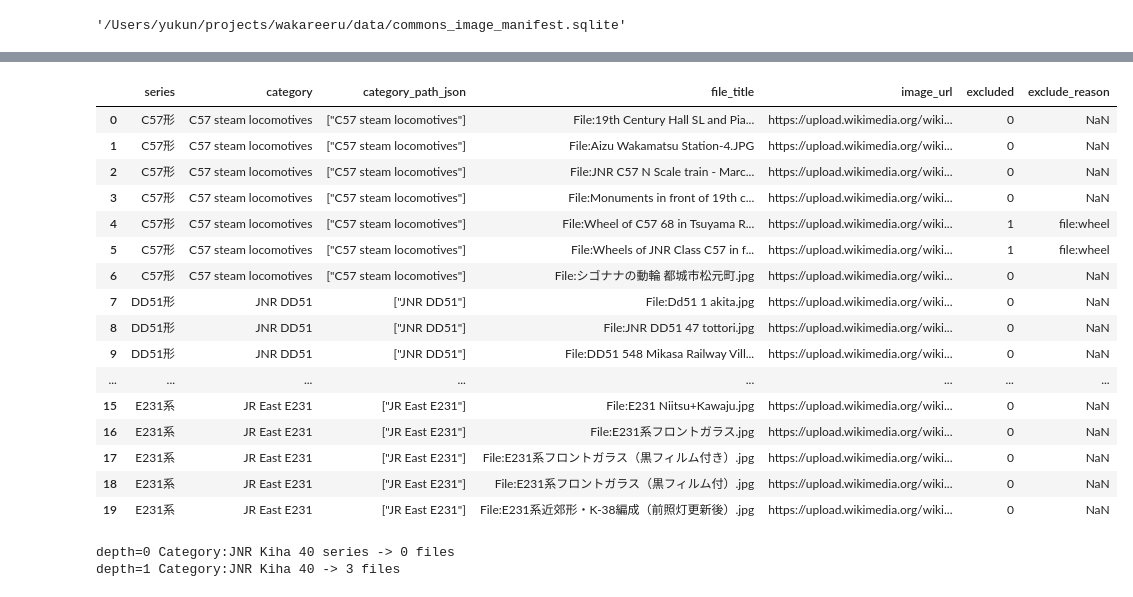
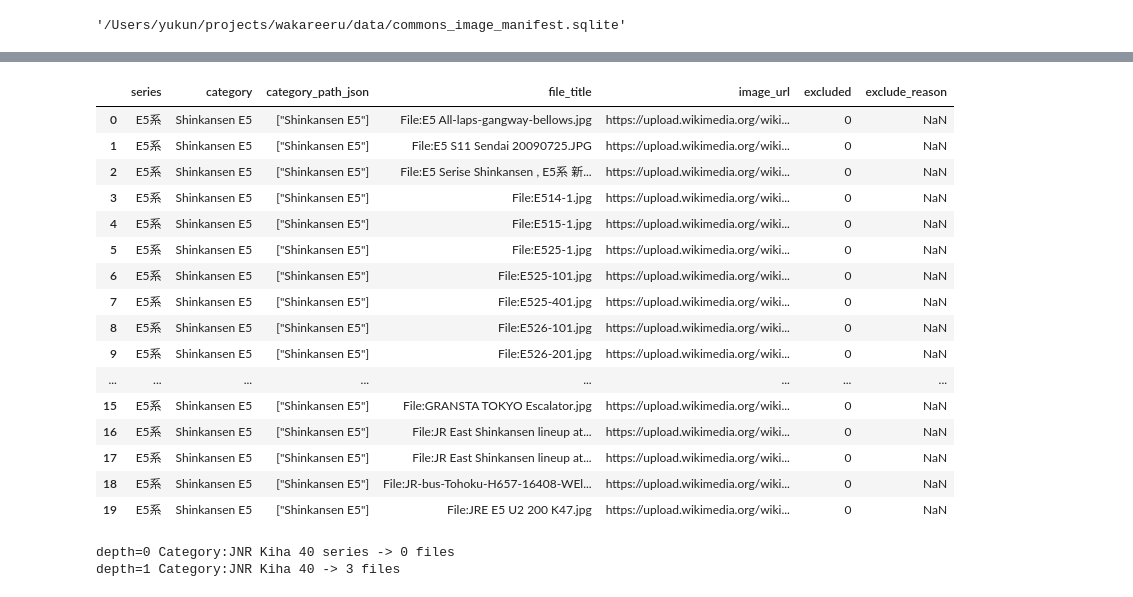
Before and after one commit to SniperPigeon/wakareeru, a Jupyter notebook: src/crawler/img_crawler.ipynb, the cells around one changed output, grey strips where cells are left out. Drawn from its saved outputs; the diff is of its cells as text; code cells hidden in the pictures.

Commit message:
Data Cleaning: Exclude Interior, LLM details detection, Grounding DINO multi target recognization

```diff
--- a/src/crawler/img_crawler.ipynb
+++ b/src/crawler/img_crawler.ipynb
@@ -11,8 +11,12 @@ import pandas as pd
 import os
 import random
 import time
+from dotenv import load_dotenv
+load_dotenv()
 current_dir = os.getcwd()
+
 PROJECT_ROOT = os.path.dirname(os.path.dirname(current_dir))
+db_path = os.path.join(PROJECT_ROOT, "data", "commons_image_manifest.sqlite")
 PROJECT_ROOT
 # %% [output]
 '/Users/yukun/projects/wakareeru'
@@ -647,8 +642,22 @@ def has_excluded_pattern(text: str, patterns: tuple[str, ...]) -> str | None:
     """Return the first exclusion pattern found in text."""
     lowered = (text or "").lower()
     for pattern in patterns:
-        if pattern in lowered:
+        if pattern.lower() in lowered:
             return pattern
+    return None
+
+
+def category_exclude_reason(row: pd.Series, category: str) -> str | None:
+    """Return a category-level exclusion reason for this series/category pair."""
+    category_exclude = has_excluded_pattern(category, CATEGORY_EXCLUDE_PATTERNS)
+    if category_exclude:
+        return f"category:{category_exclude}"
+
+    series_patterns = SERIES_CATEGORY_EXCLUDE_PATTERNS.get(row["series"], ())
+    series_exclude = has_excluded_pattern(category, series_patterns)
+    if series_exclude:
+        return f"category:wrong-series:{series_exclude}"
+
     return None
 
 
@@ -702,7 +711,7 @@ def build_image_records(
 ) -> list[dict]:
     """Build manifest records for files directly under one category."""
     category_path = category_path or [category]
-    category_exclude = has_excluded_pattern(category, CATEGORY_EXCLUDE_PATTERNS)
+    category_exclude = category_exclude_reason(row, category)
     members = fetch_category_file_members(category, max_files=max_files)
     titles = [m["title"] for m in members]
     info_by_title = fetch_imageinfo(titles)
@@ -714,7 +723,7 @@ def build_image_records(
         file_exclude = has_excluded_pattern(file_title, FILE_EXCLUDE_PATTERNS)
         exclude_reason = None
         if category_exclude:
-            exclude_reason = f"category:{category_exclude}"
+            exclude_reason = category_exclude
         elif file_exclude:
             exclude_reason = f"file:{file_exclude}"
 
@@ -800,9 +809,9 @@ def upsert_image_records(
         )
     conn.commit()
 # %%
-def should_skip_category(category: str) -> str | None:
+def should_skip_category(row: pd.Series, category: str) -> str | None:
     """Return the exclusion reason for a category, if it should not be crawled."""
-    return has_excluded_pattern(category, CATEGORY_EXCLUDE_PATTERNS)
+    return category_exclude_reason(row, category)
 
 
 def collect_category_records(
@@ -830,7 +839,7 @@ def collect_category_records(
 
     subcats = fetch_subcategories(category) or []
     for subcat in subcats:
-        if should_skip_category(subcat):
+        if should_skip_category(row, subcat):
             continue
         records.extend(
             collect_category_records(
@@ -915,9 +924,9 @@ def crawl_root_manifest_sample(
 # %%
 # max_depth=0 表示只抓 root category；调成 1/2 即可测试递归 subcategory。
 sample_manifest = crawl_root_manifest_sample(
-    ["E231系", "キハ40系", "EF510形", "DD51形", "C57形", "キハ141系"],
-    max_files_per_category=8,
-    max_depth=0,
+    ["E231系", "キハ40系", "EF510形", "DD51形", "C57形", "キハ141系","E233系", "E353系", "E657系", "E5系", "E6系"],
+    max_files_per_category=30,
+    max_depth=4,
 )
 sample_manifest[["series", "category", "category_path_json", "file_title", "image_url", "excluded", "exclude_reason"]].head(20)
 # %% [output]
@@ -936,20 +950,20 @@ depth=0 Category:JR Hokkaido Kiha 141 -> 8 files
 |  | series | category | category_path_json | file_title | image_url | excluded | exclude_reason |
-| 0 | C57形 | C57 steam locomotives | ["C57 steam locomotives"] | File:19th Century Hall SL and Pia... | https://upload.wikimedia.org/wiki... | 0 | NaN |
-| 1 | C57形 | C57 steam locomotives | ["C57 steam locomotives"] | File:Aizu Wakamatsu Station-4.JPG | https://upload.wikimedia.org/wiki... | 0 | NaN |
-| 2 | C57形 | C57 steam locomotives | ["C57 steam locomotives"] | File:JNR C57 N Scale train - Marc... | https://upload.wikimedia.org/wiki... | 0 | NaN |
-| 3 | C57形 | C57 steam locomotives | ["C57 steam locomotives"] | File:Monuments in front of 19th c... | https://upload.wikimedia.org/wiki... | 0 | NaN |
-| 4 | C57形 | C57 steam locomotives | ["C57 steam locomotives"] | File:Wheel of C57 68 in Tsuyama R... | https://upload.wikimedia.org/wiki... | 1 | file:wheel |
-| 5 | C57形 | C57 steam locomotives | ["C57 steam locomotives"] | File:Wheels of JNR Class C57 in f... | https://upload.wikimedia.org/wiki... | 1 | file:wheel |
-| 6 | C57形 | C57 steam locomotives | ["C57 steam locomotives"] | File:シゴナナの動輪 都城市松元町.jpg | https://upload.wikimedia.org/wiki... | 0 | NaN |
-| 7 | DD51形 | JNR DD51 | ["JNR DD51"] | File:Dd51 1 akita.jpg | https://upload.wikimedia.org/wiki... | 0 | NaN |
-| 8 | DD51形 | JNR DD51 | ["JNR DD51"] | File:JNR DD51 47 tottori.jpg | https://upload.wikimedia.org/wiki... | 0 | NaN |
-| 9 | DD51形 | JNR DD51 | ["JNR DD51"] | File:DD51 548 Mikasa Railway Vill... | https://upload.wikimedia.org/wiki... | 0 | NaN |
+| 0 | E5系 | Shinkansen E5 | ["Shinkansen E5"] | File:E5 All-laps-gangway-bellows.jpg | https://upload.wikimedia.org/wiki... | 0 | NaN |
+| 1 | E5系 | Shinkansen E5 | ["Shinkansen E5"] | File:E5 S11 Sendai 20090725.JPG | https://upload.wikimedia.org/wiki... | 0 | NaN |
+| 2 | E5系 | Shinkansen E5 | ["Shinkansen E5"] | File:E5 Serise Shinkansen , E5系 新... | https://upload.wikimedia.org/wiki... | 0 | NaN |
+| 3 | E5系 | Shinkansen E5 | ["Shinkansen E5"] | File:E514-1.jpg | https://upload.wikimedia.org/wiki... | 0 | NaN |
+| 4 | E5系 | Shinkansen E5 | ["Shinkansen E5"] | File:E515-1.jpg | https://upload.wikimedia.org/wiki... | 0 | NaN |
+| 5 | E5系 | Shinkansen E5 | ["Shinkansen E5"] | File:E525-1.jpg | https://upload.wikimedia.org/wiki... | 0 | NaN |
+| 6 | E5系 | Shinkansen E5 | ["Shinkansen E5"] | File:E525-101.jpg | https://upload.wikimedia.org/wiki... | 0 | NaN |
+| 7 | E5系 | Shinkansen E5 | ["Shinkansen E5"] | File:E525-401.jpg | https://upload.wikimedia.org/wiki... | 0 | NaN |
+| 8 | E5系 | Shinkansen E5 | ["Shinkansen E5"] | File:E526-101.jpg | https://upload.wikimedia.org/wiki... | 0 | NaN |
+| 9 | E5系 | Shinkansen E5 | ["Shinkansen E5"] | File:E526-201.jpg | https://upload.wikimedia.org/wiki... | 0 | NaN |
 | ... | ... | ... | ... | ... | ... | ... | ... |
-| 15 | E231系 | JR East E231 | ["JR East E231"] | File:E231 Niitsu+Kawaju.jpg | https://upload.wikimedia.org/wiki... | 0 | NaN |
-| 16 | E231系 | JR East E231 | ["JR East E231"] | File:E231系フロントガラス.jpg | https://upload.wikimedia.org/wiki... | 0 | NaN |
-| 17 | E231系 | JR East E231 | ["JR East E231"] | File:E231系フロントガラス（黒フィルム付き）.jpg | https://upload.wikimedia.org/wiki... | 0 | NaN |
-| 18 | E231系 | JR East E231 | ["JR East E231"] | File:E231系フロントガラス（黒フィルム付）.jpg | https://upload.wikimedia.org/wiki... | 0 | NaN |
-| 19 | E231系 | JR East E231 | ["JR East E231"] | File:E231系近郊形・K-38編成（前照灯更新後）.jpg | https://upload.wikimedia.org/wiki... | 0 | NaN |
+| 15 | E5系 | Shinkansen E5 | ["Shinkansen E5"] | File:GRANSTA TOKYO Escalator.jpg | https://upload.wikimedia.org/wiki... | 0 | NaN |
+| 16 | E5系 | Shinkansen E5 | ["Shinkansen E5"] | File:JR East Shinkansen lineup at... | https://upload.wikimedia.org/wiki... | 0 | NaN |
+| 17 | E5系 | Shinkansen E5 | ["Shinkansen E5"] | File:JR East Shinkansen lineup at... | https://upload.wikimedia.org/wiki... | 0 | NaN |
+| 18 | E5系 | Shinkansen E5 | ["Shinkansen E5"] | File:JR-bus-Tohoku-H657-16408-WEl... | https://upload.wikimedia.org/wiki... | 0 | NaN |
+| 19 | E5系 | Shinkansen E5 | ["Shinkansen E5"] | File:JRE E5 U2 200 K47.jpg | https://upload.wikimedia.org/wiki... | 0 | NaN |
 # %%
 sample_manifest = crawl_root_manifest_sample(
     ["キハ40系"],
```
Also changed, not shown: parts of 8 cells of this notebook, 5 other files.
